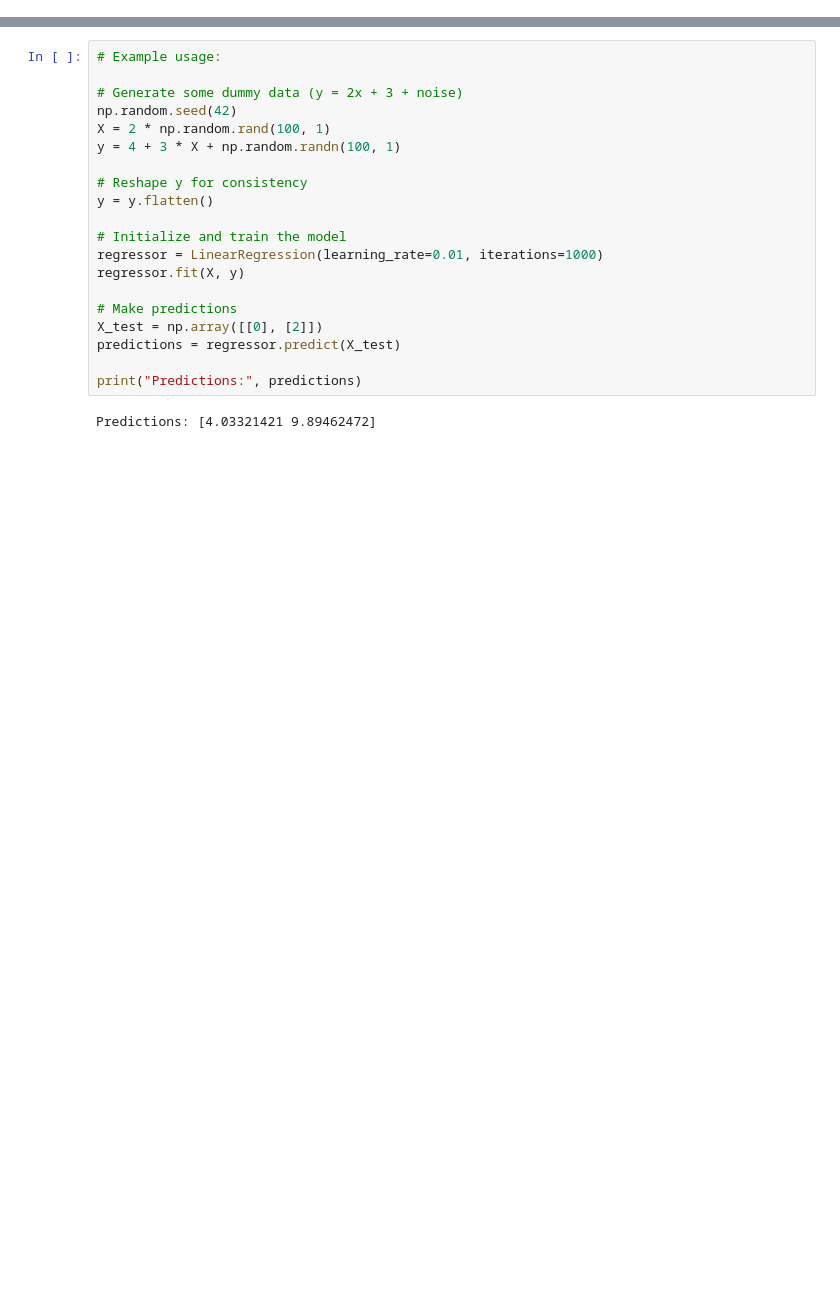
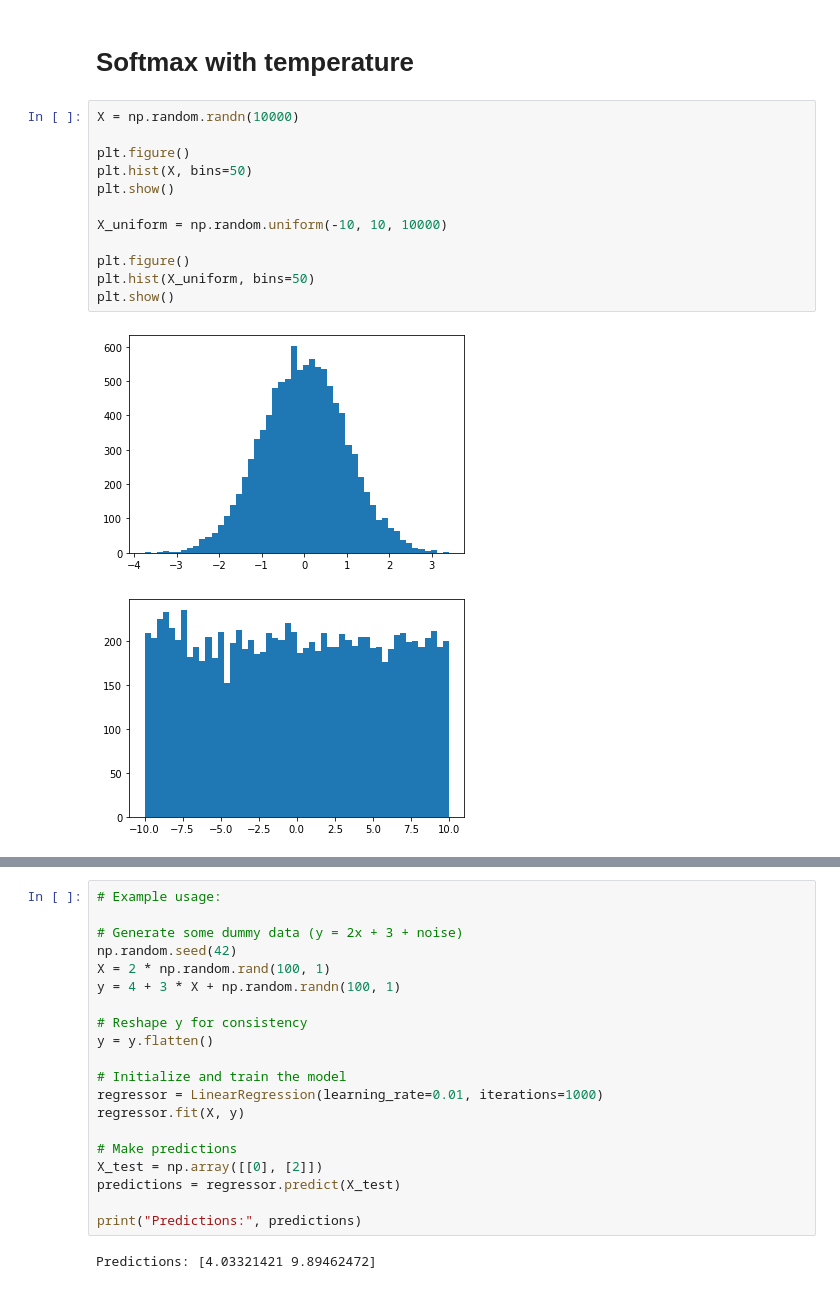
Before and after one commit to yunchengwang/algo, a Jupyter notebook: ml.ipynb, the cells around one changed output, grey strips where cells are left out. Saved outputs shown, nothing was run; the diff lists cells and outputs as text; blank space fills up the shorter version.

```diff
--- a/ml.ipynb
+++ b/ml.ipynb
@@ -2,0 +19,17 @@ import numpy as np
+# %% [markdown]
+# Softmax with temperature
+# %%
+X = np.random.randn(10000)
+
+plt.figure()
+plt.hist(X, bins=50)
+plt.show()
+
+X_uniform = np.random.uniform(-10, 10, 10000)
+
+plt.figure()
+plt.hist(X_uniform, bins=50)
+plt.show()
+# %% [output]
+[figure, added]
+[figure, added]
```
Also changed, not shown: parts of 12 cells of this notebook, 4 other files.
